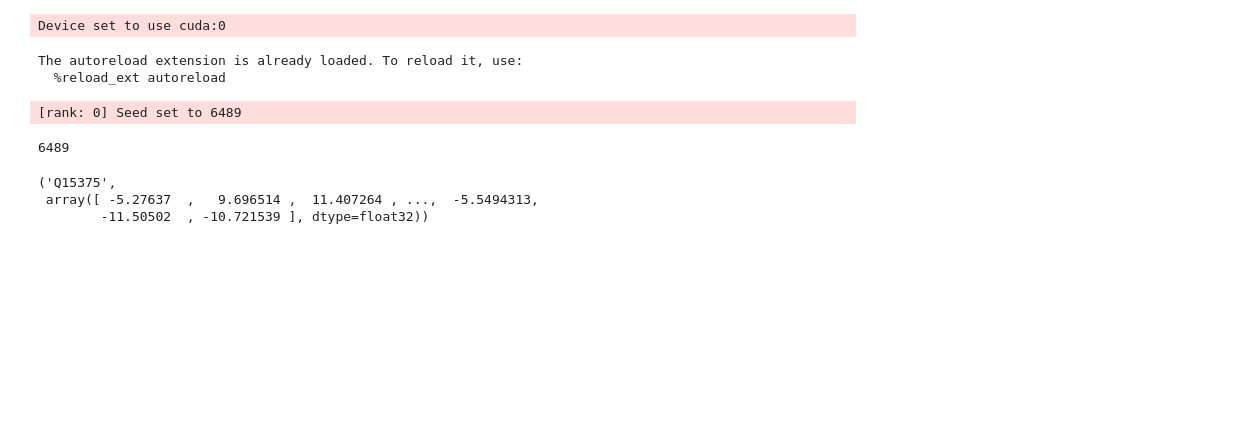
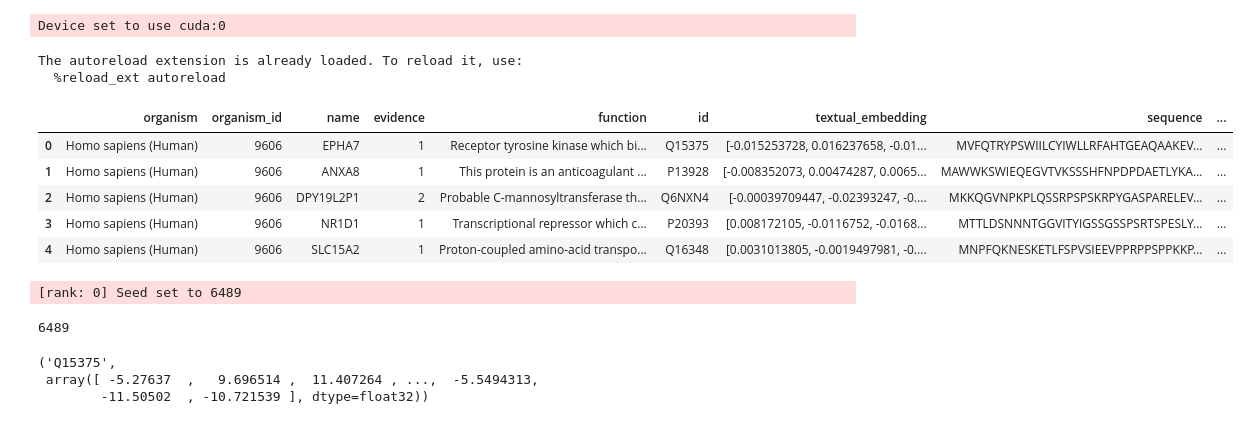
Before and after one commit to radroof22/cse7850-compbio-project, a Jupyter notebook: proteinclip/bin/train_protein_clip_pp.ipynb, the cells around one changed output. Cells and saved outputs as stored; diff of their text form; code cells hidden in the pictures; blank space fills up the shorter version.

```diff
--- a/proteinclip/bin/train_protein_clip_pp.ipynb
+++ b/proteinclip/bin/train_protein_clip_pp.ipynb
@@ -32,3 +30,14 @@ del struct
+# %%
+df = pd.read_parquet('protclip_embed_dataset.parquet')
+# %%
+df.head()
+# %% [output]
+|  | organism | organism_id | name | evidence | function | id | textual_embedding | sequence | ... |
+| 0 | Homo sapiens (Human) | 9606 | EPHA7 | 1 | Receptor tyrosine kinase which bi... | Q15375 | [-0.015253728, 0.016237658, -0.01... | MVFQTRYPSWIILCYIWLLRFAHTGEAQAAKEV... | ... |
+| 1 | Homo sapiens (Human) | 9606 | ANXA8 | 1 | This protein is an anticoagulant ... | P13928 | [-0.008352073, 0.00474287, 0.0065... | MAWWKSWIEQEGVTVKSSSHFNPDPDAETLYKA... | ... |
+| 2 | Homo sapiens (Human) | 9606 | DPY19L2P1 | 2 | Probable C-mannosyltransferase th... | Q6NXN4 | [-0.00039709447, -0.02393247, -0.... | MKKQGVNPKPLQSSRPSPSKRPYGASPARELEV... | ... |
+| 3 | Homo sapiens (Human) | 9606 | NR1D1 | 1 | Transcriptional repressor which c... | P20393 | [0.008172105, -0.0116752, -0.0168... | MTTLDSNNNTGGVITYIGSSGSSPSRTSPESLY... | ... |
+| 4 | Homo sapiens (Human) | 9606 | SLC15A2 | 1 | Proton-coupled amino-acid transpo... | Q16348 | [0.0031013805, -0.0019497981, -0.... | MNPFQKNESKETLFSPVSIEEVPPRPPSPPKKP... | ... |
 # %%
 args = {
     "sequence_embeddings": "../data/esm2/sequence_embedding_t33_0_2000.pkl",
```
Also changed, not shown: parts of 10 cells of this notebook, 15 other files.
